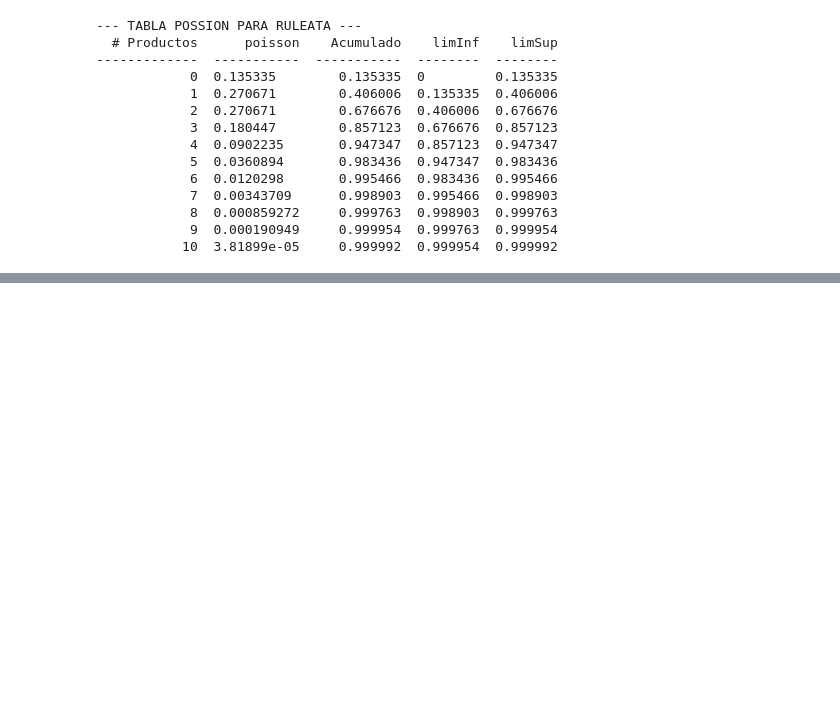
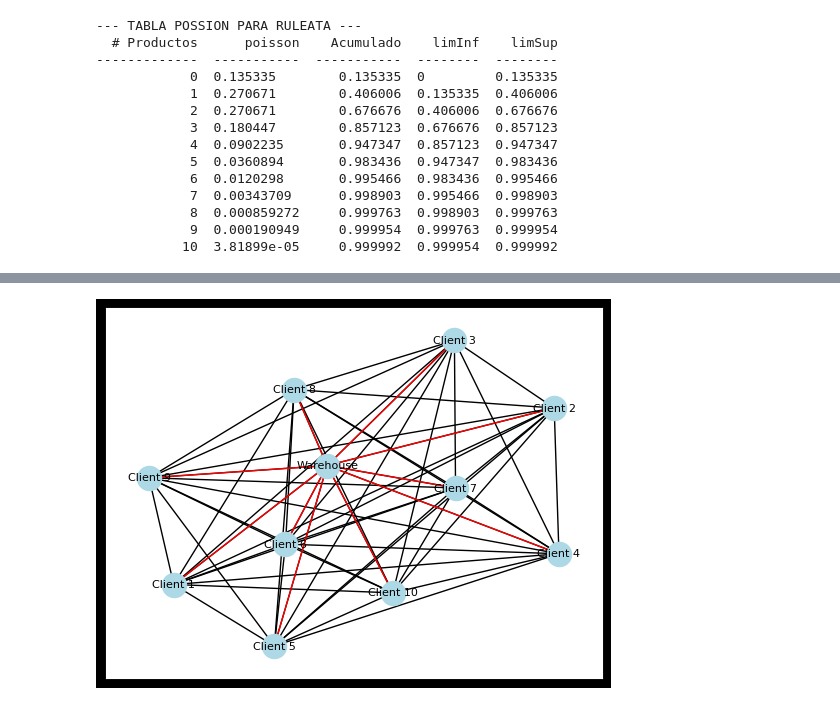
Before and after one commit to gerardoramc/AlgoritmoDatos, a Jupyter notebook: Ejercicio_Reto.ipynb, the cells around one changed output, grey strips where cells are left out. Saved outputs shown, nothing was run; the diff lists cells and outputs as text; code cells hidden in the pictures; blank space fills up the shorter version.

```diff
--- a/Ejercicio_Reto.ipynb
+++ b/Ejercicio_Reto.ipynb
@@ -78,0 +130,36 @@ productos_c_cliente
+# %%
+plt.axes().set_facecolor("white")
+
+labelDict = {'Warehouse': 0, 'Client 1': 1, 'Client 2': 2, 'Client 3': 3, 'Client 4': 4, 'Client 5': 5, 'Client 6': 6, 'Client 7': 7, 'Client 8': 8, 'Client 9': 9, 'Client 10': 10}
+
+matrix = np.array([
+    [0, 0.4, 1.5, 0.6, 0.1, 1.3, 1.1, 0.5, 1.3, 0.6, 0.5],
+    [1.2, 0, 1.5, 1.7, 1.6, 0.7, 0.1, 0.5, 1.5, 1, 1.7],
+    [0.5, 0.4, 0, 0.1, 1.1, 1.5, 1.1, 1.1, 1.4, 0.7, 1.1],
+    [1.6, 0.2, 1.7, 0, 0.5, 0.7, 1.6, 1.8, 1.2, 1, 1.5],
+    [1.3, 0.9, 1.6, 1.1, 0, 0.4, 1.8, 1.3, 1.7, 0.3, 0.1],
+    [1.4, 1.1, 0.1, 0.5, 0.8, 0, 0.6, 0.9, 1.9, 1, 1.9],
+    [1.4, 1.7, 0.4, 0.4, 0.7, 1.7, 0, 0.6, 0.6, 1.5, 0.3],
+    [1.3, 0.9, 1.6, 1.8, 1.4, 1.2, 1.5, 0, 0.4, 0.6, 1.9],
+    [1.5, 0.8, 2, 0.8, 0.3, 0.3, 1.9, 1.6, 0, 1.4, 2],
+    [0.7, 0.1, 0.6, 0.3, 0.3, 2, 1.4, 0.5, 1.6, 0, 1.7],
+    [1.2, 1.9, 0.8, 0.2, 0.8, 1.7, 0.7, 2, 1.6, 1.7, 0]
+])
+
+G = nx.from_numpy_array(matrix)
+
+# Create a mapping for node labels using the dictionary
+label_mapping = {v: k for k, v in labelDict.items()}
+
+# Draw the graph with labels
+pos = nx.spring_layout(G)
+nx.draw_networkx(G, pos, with_labels=True, labels=label_mapping, node_color='lightblue', font_size=8)
+
+# Highlight lines coming from or to the Warehouse in red
+
+edges = G.edges()
+warehouse_edges = [(edge[0], edge[1]) for edge in edges if edge[0] == labelDict['Warehouse'] or edge[1] == labelDict['Warehouse']]
+nx.draw_networkx_edges(G, pos, edgelist=warehouse_edges, edge_color='red')
+plt.show()
+# %% [output]
+[figure, added]
```
Also changed, not shown: parts of 8 cells of this notebook, 1 other file.
